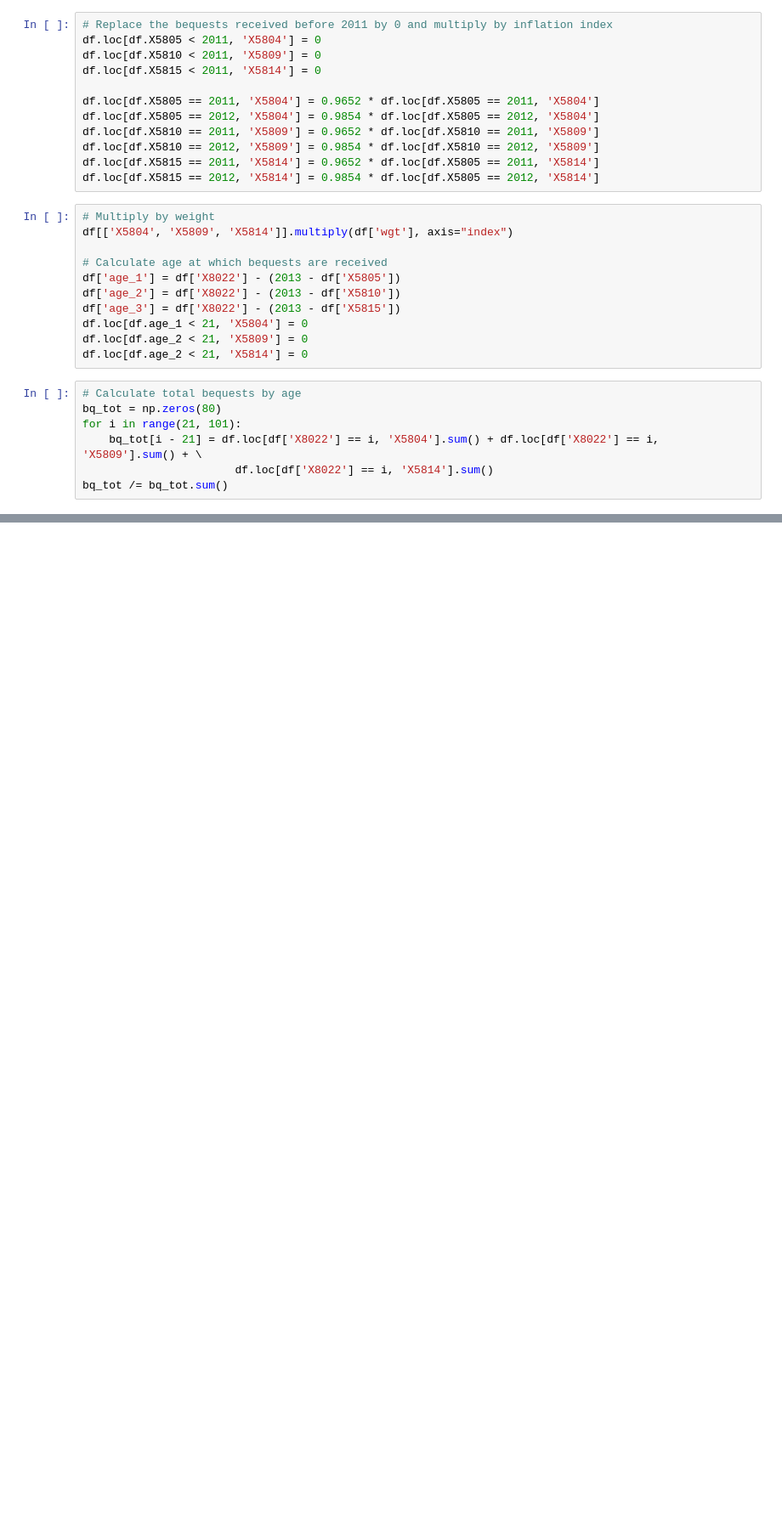
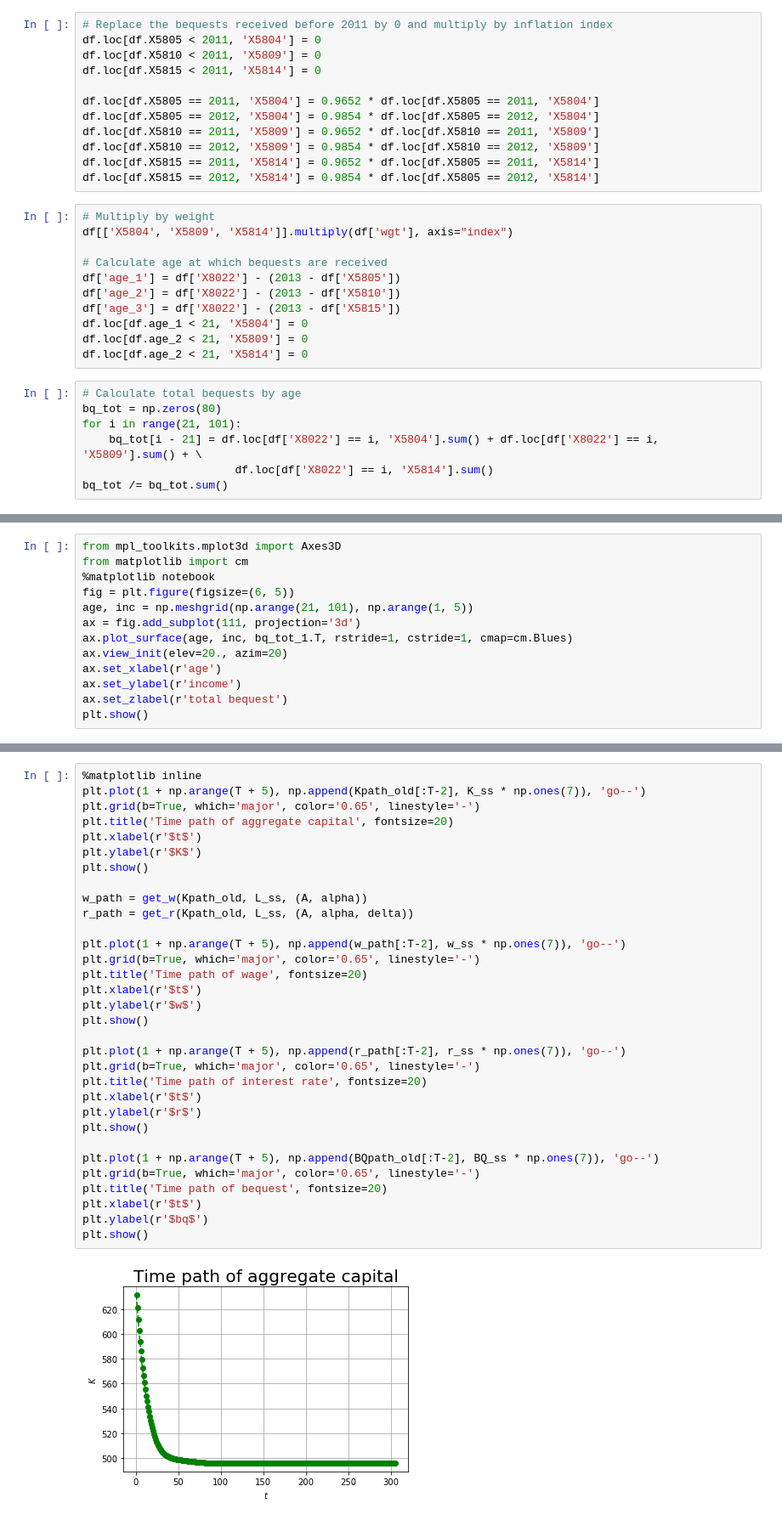
Before and after one commit to rickecon/OGcourse_F17, a Jupyter notebook: Students/Sophia/ps6/ps6.ipynb, the cells around one changed output, grey strips where cells are left out. Shown at 85% size. Saved outputs shown, nothing was run; the diff lists cells and outputs as text; blank space fills up the shorter version.

```diff
--- a/Students/Sophia/ps6/ps6.ipynb
+++ b/Students/Sophia/ps6/ps6.ipynb
@@ -51,0 +81,13 @@ plt.show()
+# %%
+from mpl_toolkits.mplot3d import Axes3D
+from matplotlib import cm
+%matplotlib notebook
+fig = plt.figure(figsize=(6, 5))
+age, inc = np.meshgrid(np.arange(21, 101), np.arange(1, 5))
+ax = fig.add_subplot(111, projection='3d')
+ax.plot_surface(age, inc, bq_tot_1.T, rstride=1, cstride=1, cmap=cm.Blues)
+ax.view_init(elev=20., azim=20)
+ax.set_xlabel(r'age')
+ax.set_ylabel(r'income')
+ax.set_zlabel(r'total bequest')
+plt.show()
@@ -51,0 +354,34 @@ plt.show()
+# %%
+%matplotlib inline
+plt.plot(1 + np.arange(T + 5), np.append(Kpath_old[:T-2], K_ss * np.ones(7)), 'go--')
+plt.grid(b=True, which='major', color='0.65', linestyle='-')
+plt.title('Time path of aggregate capital', fontsize=20)
+plt.xlabel(r'$t$')
+plt.ylabel(r'$K$')
+plt.show()
+
+w_path = get_w(Kpath_old, L_ss, (A, alpha))
+r_path = get_r(Kpath_old, L_ss, (A, alpha, delta))
+
+plt.plot(1 + np.arange(T + 5), np.append(w_path[:T-2], w_ss * np.ones(7)), 'go--')
+plt.grid(b=True, which='major', color='0.65', linestyle='-')
+plt.title('Time path of wage', fontsize=20)
+plt.xlabel(r'$t$')
+plt.ylabel(r'$w$')
+plt.show()
+
+plt.plot(1 + np.arange(T + 5), np.append(r_path[:T-2], r_ss * np.ones(7)), 'go--')
+plt.grid(b=True, which='major', color='0.65', linestyle='-')
+plt.title('Time path of interest rate', fontsize=20)
+plt.xlabel(r'$t$')
+plt.ylabel(r'$r$')
+plt.show()
+
+plt.plot(1 + np.arange(T + 5), np.append(BQpath_old[:T-2], BQ_ss * np.ones(7)), 'go--')
+plt.grid(b=True, which='major', color='0.65', linestyle='-')
+plt.title('Time path of bequest', fontsize=20)
+plt.xlabel(r'$t$')
+plt.ylabel(r'$bq$')
+plt.show()
+# %% [output]
+[figure, added]
```
Also changed, not shown: parts of 17 cells of this notebook.
